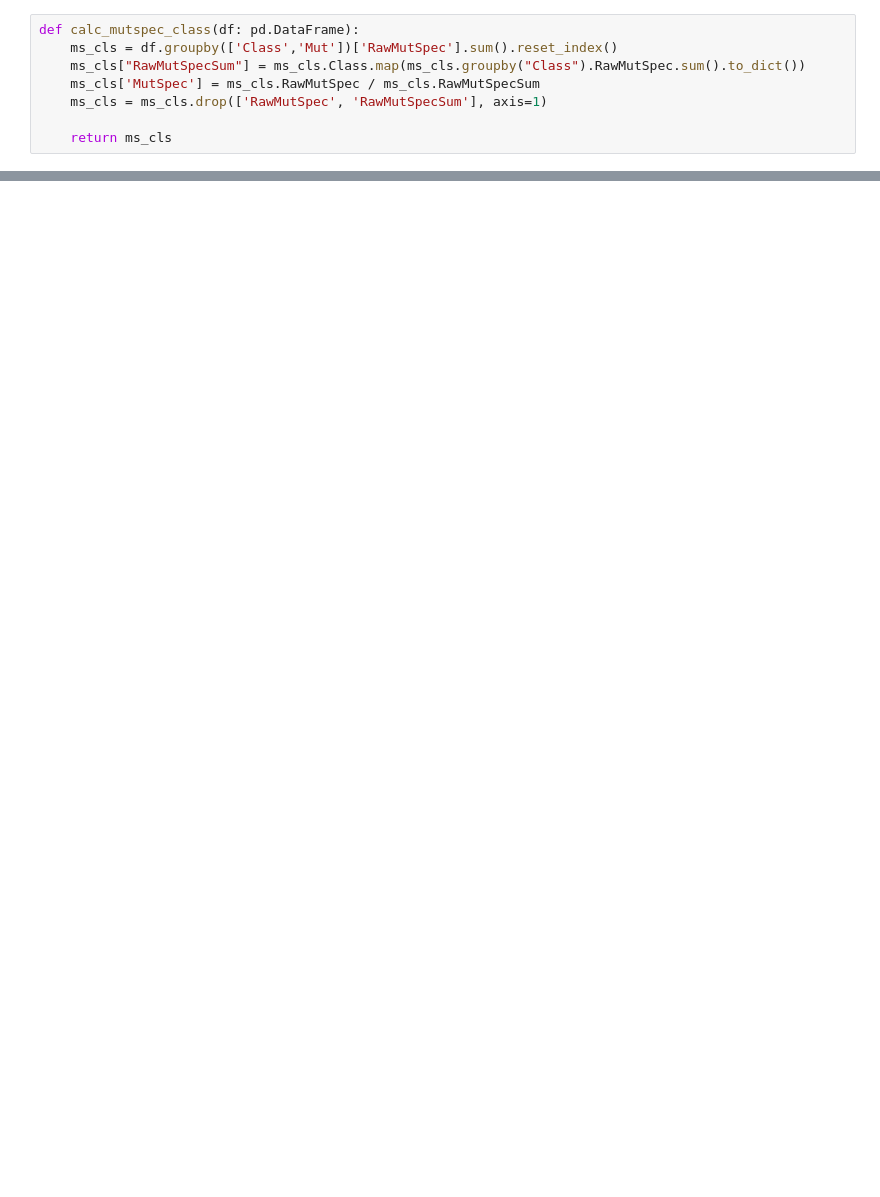
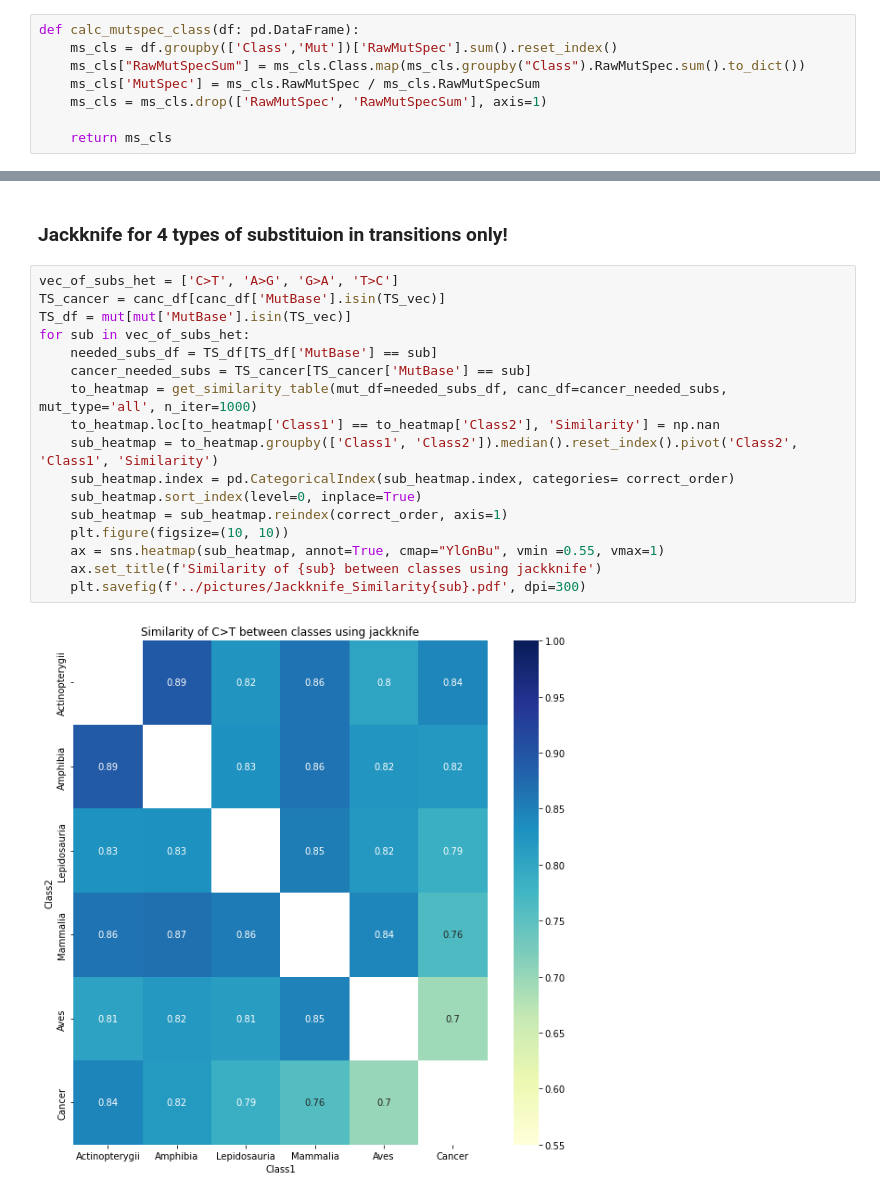
Before and after one commit to mitoclub/mtdna-192component-mutspec-chordata, a Jupyter notebook: scripts/similarity_jack.ipynb, the cells around one changed output, grey strips where cells are left out. Drawn from its saved outputs; the diff is of its cells as text; blank space fills up the shorter version.

```diff
--- a/scripts/similarity_jack.ipynb
+++ b/scripts/similarity_jack.ipynb
@@ -124,0 +144,21 @@ plt.savefig('../pictures/Jackknife_SimilarityTV.pdf', dpi=300)
+# %% [markdown]
+### Jackknife for 4 types of substituion in transitions only!
+# %%
+vec_of_subs_het = ['C>T', 'A>G', 'G>A', 'T>C']
+TS_cancer = canc_df[canc_df['MutBase'].isin(TS_vec)]
+TS_df = mut[mut['MutBase'].isin(TS_vec)]
+for sub in vec_of_subs_het:
+    needed_subs_df = TS_df[TS_df['MutBase'] == sub]
+    cancer_needed_subs = TS_cancer[TS_cancer['MutBase'] == sub]
+    to_heatmap = get_similarity_table(mut_df=needed_subs_df, canc_df=cancer_needed_subs, mut_type='all', n_iter=1000)
+    to_heatmap.loc[to_heatmap['Class1'] == to_heatmap['Class2'], 'Similarity'] = np.nan
+    sub_heatmap = to_heatmap.groupby(['Class1', 'Class2']).median().reset_index().pivot('Class2', 'Class1', 'Similarity')
+    sub_heatmap.index = pd.CategoricalIndex(sub_heatmap.index, categories= correct_order)
+    sub_heatmap.sort_index(level=0, inplace=True)
+    sub_heatmap = sub_heatmap.reindex(correct_order, axis=1)
+    plt.figure(figsize=(10, 10))
+    ax = sns.heatmap(sub_heatmap, annot=True, cmap="YlGnBu", vmin =0.55, vmax=1)
+    ax.set_title(f'Similarity of {sub} between classes using jackknife')
+    plt.savefig(f'../pictures/Jackknife_Similarity{sub}.pdf', dpi=300)
+# %% [output]
+[figure, added]
```
Also changed, not shown: parts of 16 cells of this notebook, 9 other files.
